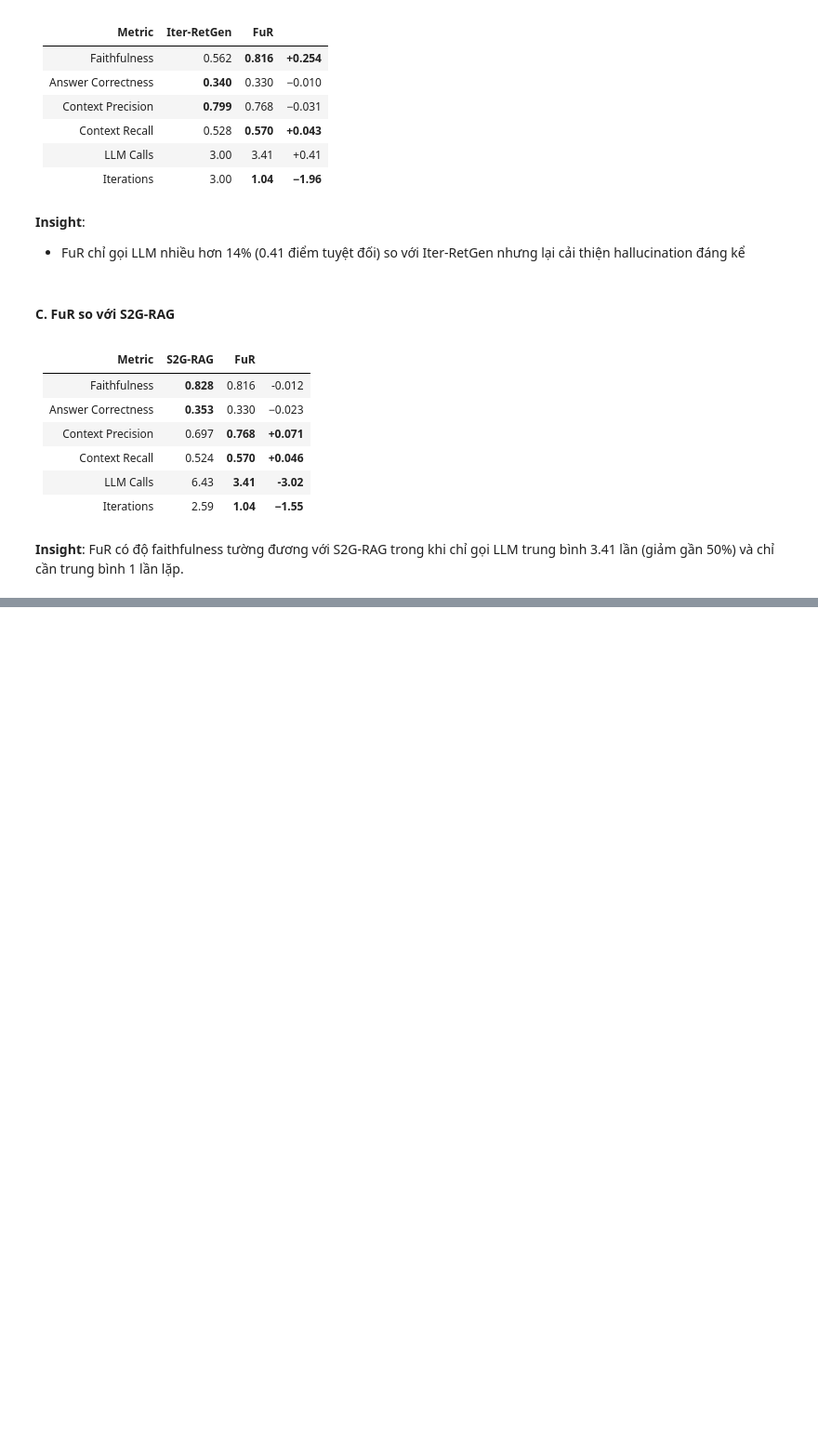
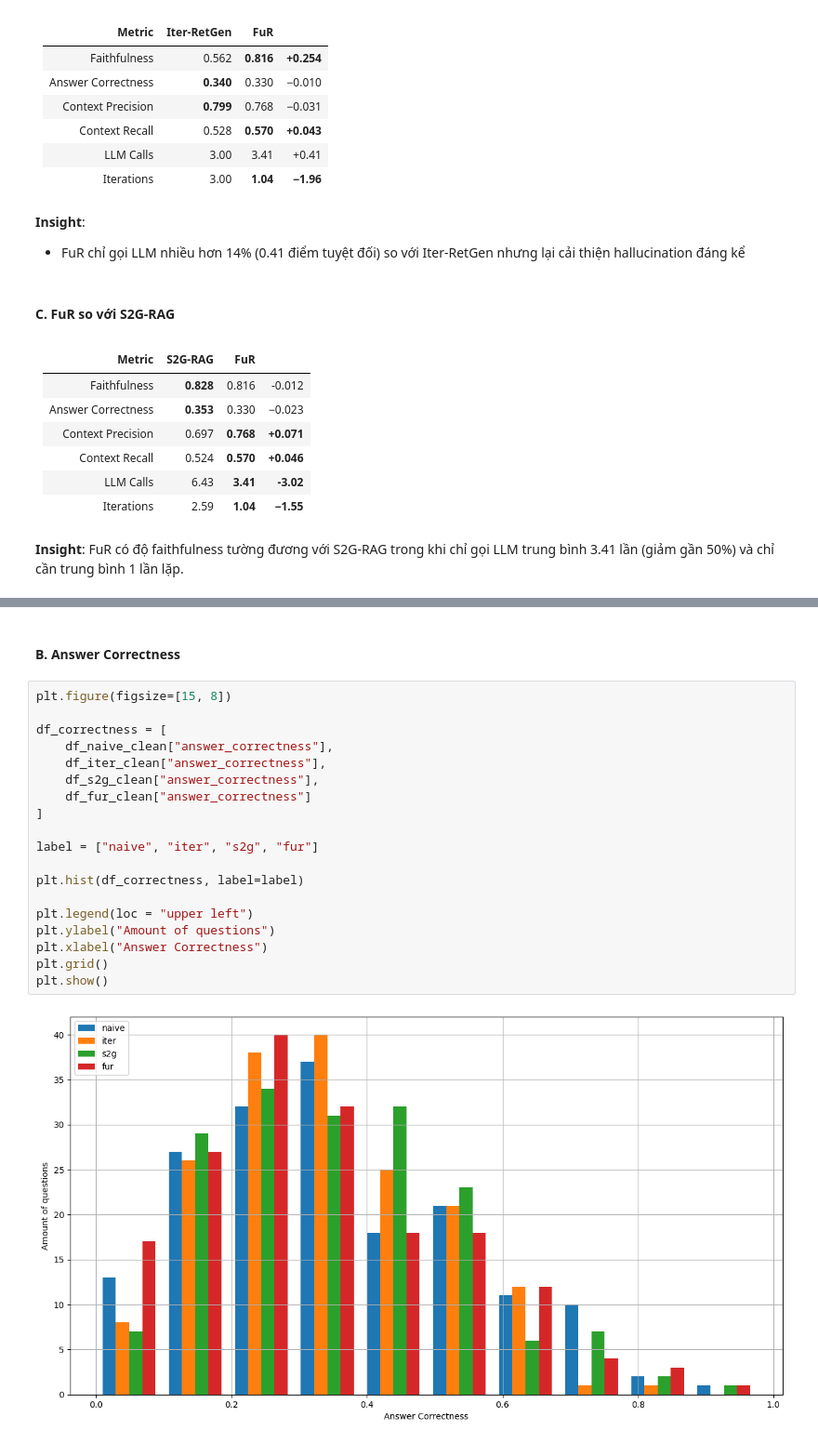
Before and after one commit to Vantom0v0/DuAnCNTT, a Jupyter notebook: evaluation/eval_results/inspect_result.ipynb, the cells around one changed output, grey strips where cells are left out. Shown at 93% size. Cells and saved outputs as stored; diff of their text form; blank space fills up the shorter version.

```diff
--- a/evaluation/eval_results/inspect_result.ipynb
+++ b/evaluation/eval_results/inspect_result.ipynb
@@ -760,0 +874,23 @@ df_cost_fur.describe()
+# %% [markdown]
+#### B. Answer Correctness
+# %%
+plt.figure(figsize=[15, 8])
+
+df_correctness = [
+    df_naive_clean["answer_correctness"],
+    df_iter_clean["answer_correctness"],
+    df_s2g_clean["answer_correctness"],
+    df_fur_clean["answer_correctness"]
+]
+
+label = ["naive", "iter", "s2g", "fur"]
+
+plt.hist(df_correctness, label=label)
+
+plt.legend(loc = "upper left")
+plt.ylabel("Amount of questions")
+plt.xlabel("Answer Correctness")
+plt.grid()
+plt.show()
+# %% [output]
+[figure, added]
```
Also changed, not shown: parts of 27 cells of this notebook.
